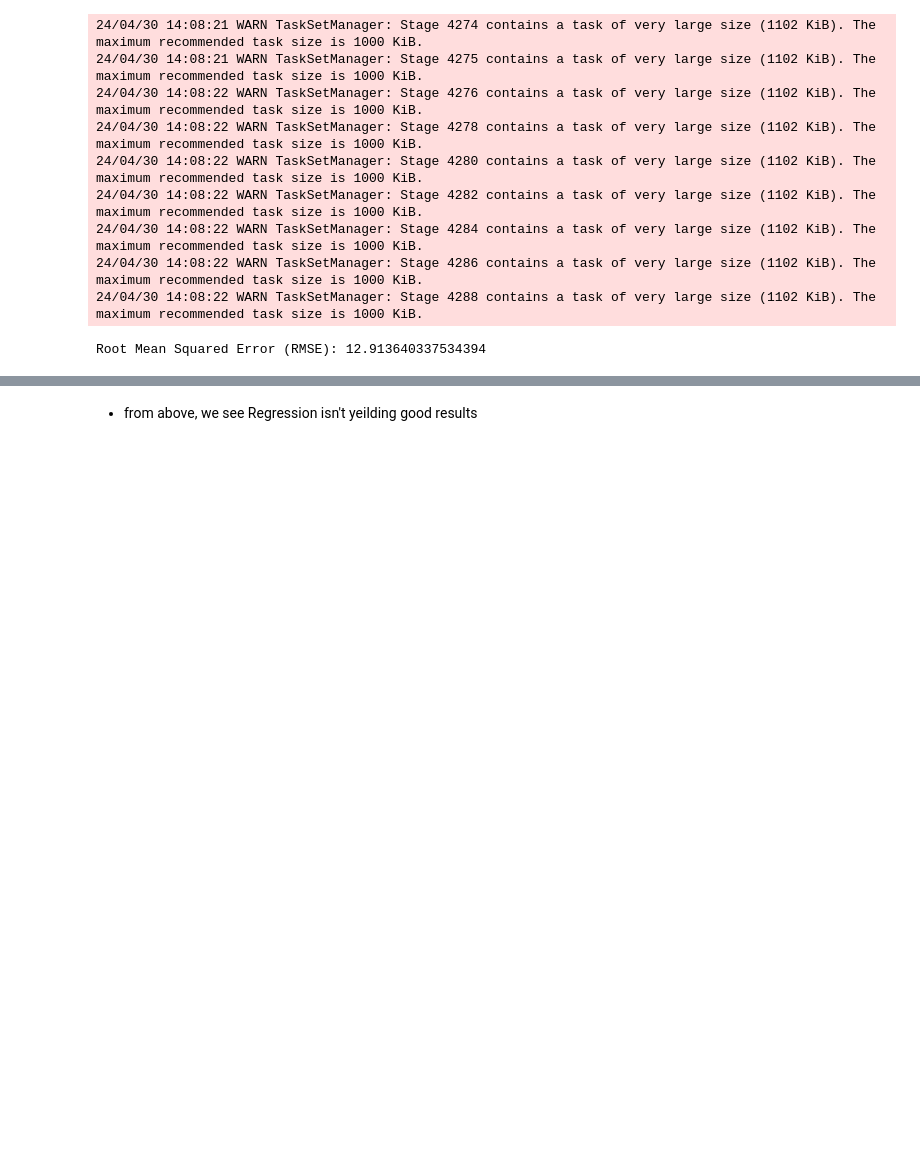
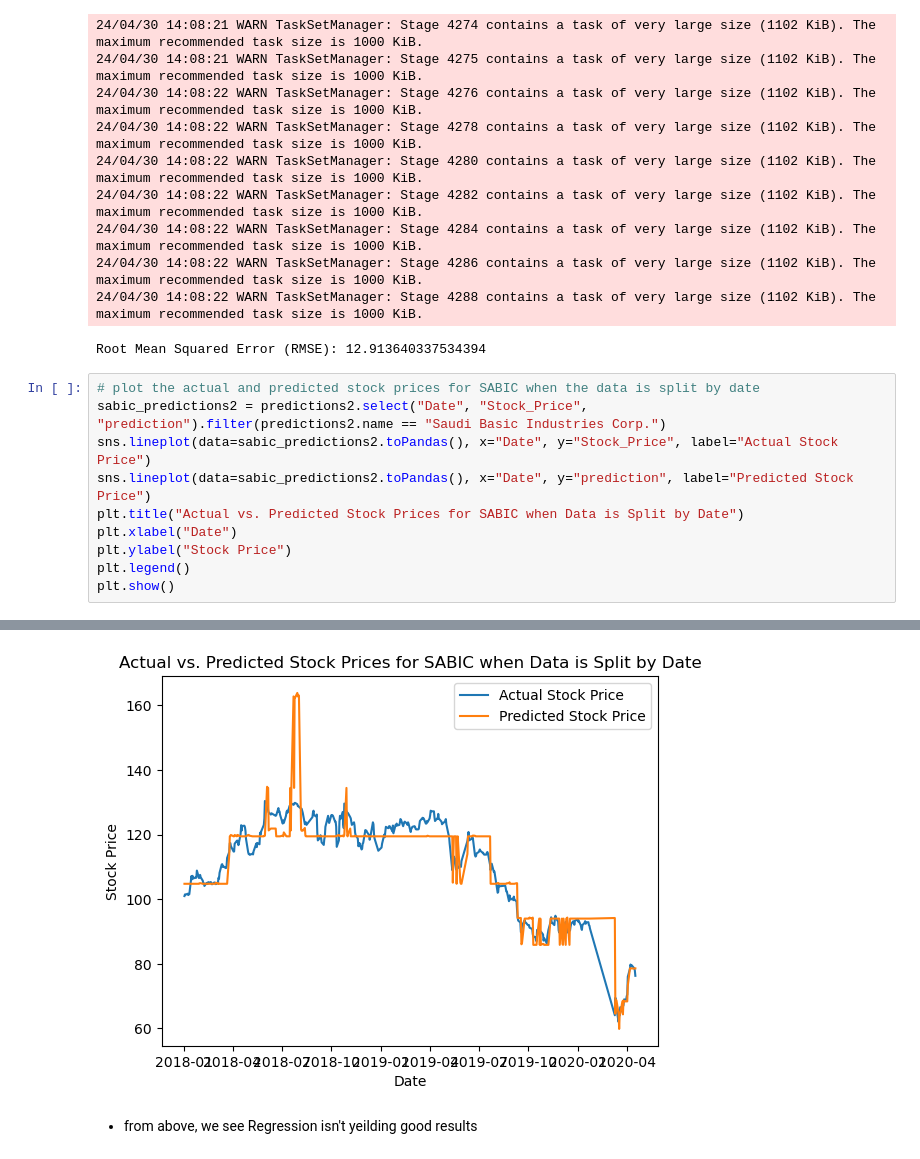
Before and after one commit to bandarr2/ICS574_MarketAlchemists, a Jupyter notebook: ICS574_P2_MarketAlchemists v3.ipynb, the cells around one changed output, grey strips where cells are left out. Saved outputs shown, nothing was run; the diff lists cells and outputs as text; blank space fills up the shorter version.

```diff
--- a/ICS574_P2_MarketAlchemists v3.ipynb
+++ b/ICS574_P2_MarketAlchemists v3.ipynb
@@ -749,3 +706,14 @@ print("Root Mean Squared Error (RMSE):", rmse2)
 24/04/30 14:08:22 WARN TaskSetManager: Stage 4286 contains a task of very large size (1102 KiB). The maximum recommended task size is 1000 KiB.
 24/04/30 14:08:22 WARN TaskSetManager: Stage 4288 contains a task of very large size (1102 KiB). The maximum recommended task size is 1000 KiB.
 Root Mean Squared Error (RMSE): 12.913640337534394
+# %%
+# plot the actual and predicted stock prices for SABIC when the data is split by date
+sabic_predictions2 = predictions2.select("Date", "Stock_Price", "prediction").filter(predictions2.name == "Saudi Basic Industries Corp.")
+sns.lineplot(data=sabic_predictions2.toPandas(), x="Date", y="Stock_Price", label="Actual Stock Price")
+sns.lineplot(data=sabic_predictions2.toPandas(), x="Date", y="prediction", label="Predicted Stock Price")
+plt.title("Actual vs. Predicted Stock Prices for SABIC when Data is Split by Date")
+plt.xlabel("Date")
+plt.ylabel("Stock Price")
+plt.legend()
+plt.show()
+# %% [output]
@@ -752,3 +721,4 @@ Root Mean Squared Error (RMSE): 12.913640337534394
+[figure, added]
 # %% [markdown]
 - from above, we see Regression isn't yeilding good results
 # %% [markdown]
```
Also changed, not shown: parts of 90 cells of this notebook, 1 other file.
